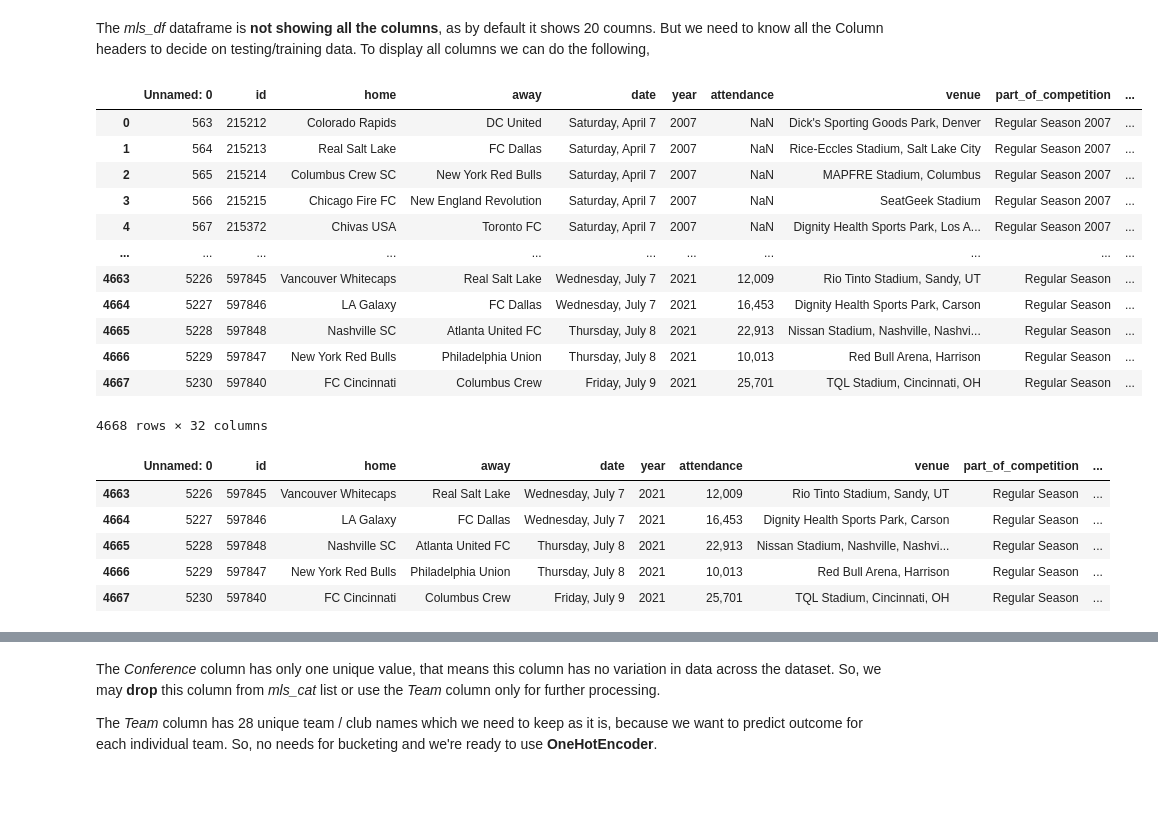
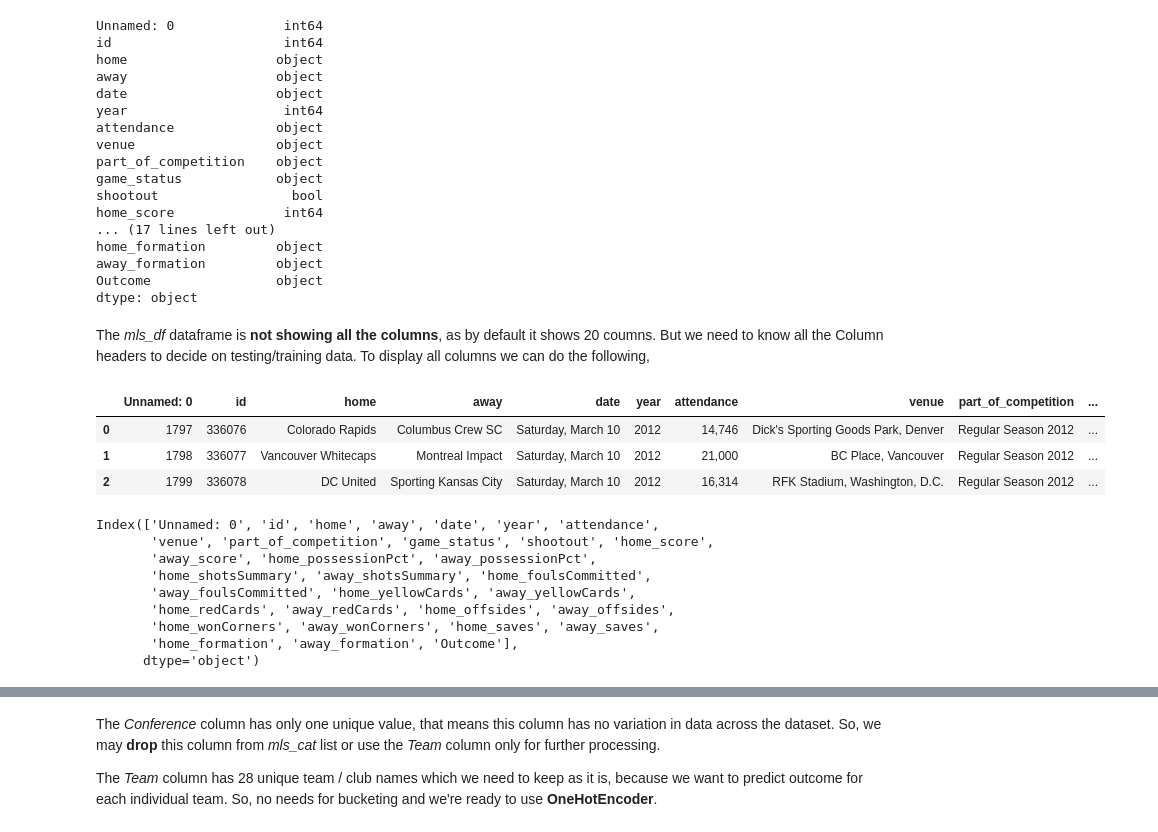
Before and after one commit to moonem/Win-Loss-Prediction-on-Major-League-Soccer, a Jupyter notebook: Segment_2/MLS_matches_NN.ipynb, the cells around one changed output, grey strips where cells are left out. Drawn from its saved outputs; the diff is of its cells as text; code cells hidden in the pictures; blank space fills up the shorter version.

```diff
--- a/Segment_2/MLS_matches_NN.ipynb
+++ b/Segment_2/MLS_matches_NN.ipynb
@@ -5,8 +5,8 @@ from sklearn.preprocessing import StandardScaler,OneHotEncoder
 import pandas as pd
 import tensorflow as tf
 # %%
-# Import the "all_tables_cleaned" dataset
-mls_df = pd.read_csv('selection_matches.csv', encoding= 'unicode_escape')
-mls_df.head()
+# Import the dataset with matches info
+mls_df = pd.read_csv('new_selection.csv', encoding= 'unicode_escape')
+mls_df
 # %% [output]
 |  | Unnamed: 0 | id | home | away | date | year | attendance | venue | part_of_competition | ... |
@@ -51,0 +57,3 @@ dtype: int64
+# %%
+mls_df = mls_df.drop(mls_df[mls_df['attendance'].isnull()].index)
+mls_df
@@ -52,32 +94,46 @@ dtype: int64
+# %%
+mls_df.dtypes
+# %% [output]
+Unnamed: 0              int64
+id                      int64
+home                   object
+away                   object
+date                   object
+year                    int64
+attendance             object
+venue                  object
+part_of_competition    object
+game_status            object
+shootout                 bool
+home_score              int64
+... (17 lines left out)
+home_formation         object
+away_formation         object
+Outcome                object
+dtype: object
 # %% [markdown]
 The *mls_df* dataframe is **not showing all the columns**, as by default it shows 20 coumns. But we need to know all the Column headers to decide on testing/training data. To display all columns we can do the following,
 # %%
 # settings to display all columns
 pd.set_option("display.max_columns", None)
-mls_df
+mls_df.head(3)
 # %% [output]
 |  | Unnamed: 0 | id | home | away | date | year | attendance | venue | part_of_competition | ... |
-| 0 | 563 | 215212 | Colorado Rapids | DC United | Saturday, April 7 | 2007 | NaN | Dick's Sporting Goods Park, Denver | Regular Season 2007 | ... |
-| 1 | 564 | 215213 | Real Salt Lake | FC Dallas | Saturday, April 7 | 2007 | NaN | Rice-Eccles Stadium, Salt Lake City | Regular Season 2007 | ... |
-| 2 | 565 | 215214 | Columbus Crew SC | New York Red Bulls | Saturday, April 7 | 2007 | NaN | MAPFRE Stadium, Columbus | Regular Season 2007 | ... |
-| 3 | 566 | 215215 | Chicago Fire FC | New England Revolution | Saturday, April 7 | 2007 | NaN | SeatGeek Stadium | Regular Season 2007 | ... |
-| 4 | 567 | 215372 | Chivas USA | Toronto FC | Saturday, April 7 | 2007 | NaN | Dignity Health Sports Park, Los A... | Regular Season 2007 | ... |
-| ... | ... | ... | ... | ... | ... | ... | ... | ... | ... | ... |
-| 4663 | 5226 | 597845 | Vancouver Whitecaps | Real Salt Lake | Wednesday, July 7 | 2021 | 12,009 | Rio Tinto Stadium, Sandy, UT | Regular Season | ... |
-| 4664 | 5227 | 597846 | LA Galaxy | FC Dallas | Wednesday, July 7 | 2021 | 16,453 | Dignity Health Sports Park, Carson | Regular Season | ... |
-| 4665 | 5228 | 597848 | Nashville SC | Atlanta United FC | Thursday, July 8 | 2021 | 22,913 | Nissan Stadium, Nashville, Nashvi... | Regular Season | ... |
-| 4666 | 5229 | 597847 | New York Red Bulls | Philadelphia Union | Thursday, July 8 | 2021 | 10,013 | Red Bull Arena, Harrison | Regular Season | ... |
-| 4667 | 5230 | 597840 | FC Cincinnati | Columbus Crew | Friday, July 9 | 2021 | 25,701 | TQL Stadium, Cincinnati, OH | Regular Season | ... |
+| 0 | 1797 | 336076 | Colorado Rapids | Columbus Crew SC | Saturday, March 10 | 2012 | 14,746 | Dick's Sporting Goods Park, Denver | Regular Season 2012 | ... |
+| 1 | 1798 | 336077 | Vancouver Whitecaps | Montreal Impact | Saturday, March 10 | 2012 | 21,000 | BC Place, Vancouver | Regular Season 2012 | ... |
+| 2 | 1799 | 336078 | DC United | Sporting Kansas City | Saturday, March 10 | 2012 | 16,314 | RFK Stadium, Washington, D.C. | Regular Season 2012 | ... |
-4668 rows × 32 columns
 # %%
-mls_df.tail()
+mls_df.columns
 # %% [output]
-|  | Unnamed: 0 | id | home | away | date | year | attendance | venue | part_of_competition | ... |
-| 4663 | 5226 | 597845 | Vancouver Whitecaps | Real Salt Lake | Wednesday, July 7 | 2021 | 12,009 | Rio Tinto Stadium, Sandy, UT | Regular Season | ... |
-| 4664 | 5227 | 597846 | LA Galaxy | FC Dallas | Wednesday, July 7 | 2021 | 16,453 | Dignity Health Sports Park, Carson | Regular Season | ... |
-| 4665 | 5228 | 597848 | Nashville SC | Atlanta United FC | Thursday, July 8 | 2021 | 22,913 | Nissan Stadium, Nashville, Nashvi... | Regular Season | ... |
-| 4666 | 5229 | 597847 | New York Red Bulls | Philadelphia Union | Thursday, July 8 | 2021 | 10,013 | Red Bull Arena, Harrison | Regular Season | ... |
-| 4667 | 5230 | 597840 | FC Cincinnati | Columbus Crew | Friday, July 9 | 2021 | 25,701 | TQL Stadium, Cincinnati, OH | Regular Season | ... |
+Index(['Unnamed: 0', 'id', 'home', 'away', 'date', 'year', 'attendance',
+       'venue', 'part_of_competition', 'game_status', 'shootout', 'home_score',
+       'away_score', 'home_possessionPct', 'away_possessionPct',
+       'home_shotsSummary', 'away_shotsSummary', 'home_foulsCommitted',
+       'away_foulsCommitted', 'home_yellowCards', 'away_yellowCards',
+       'home_redCards', 'away_redCards', 'home_offsides', 'away_offsides',
+       'home_wonCorners', 'away_wonCorners', 'home_saves', 'away_saves',
+       'home_formation', 'away_formation', 'Outcome'],
+      dtype='object')
 # %%
 # Check the "mls_df" datatypes.
 mls_df.dtypes
```
Also changed, not shown: parts of 34 cells of this notebook, 1 other file.
